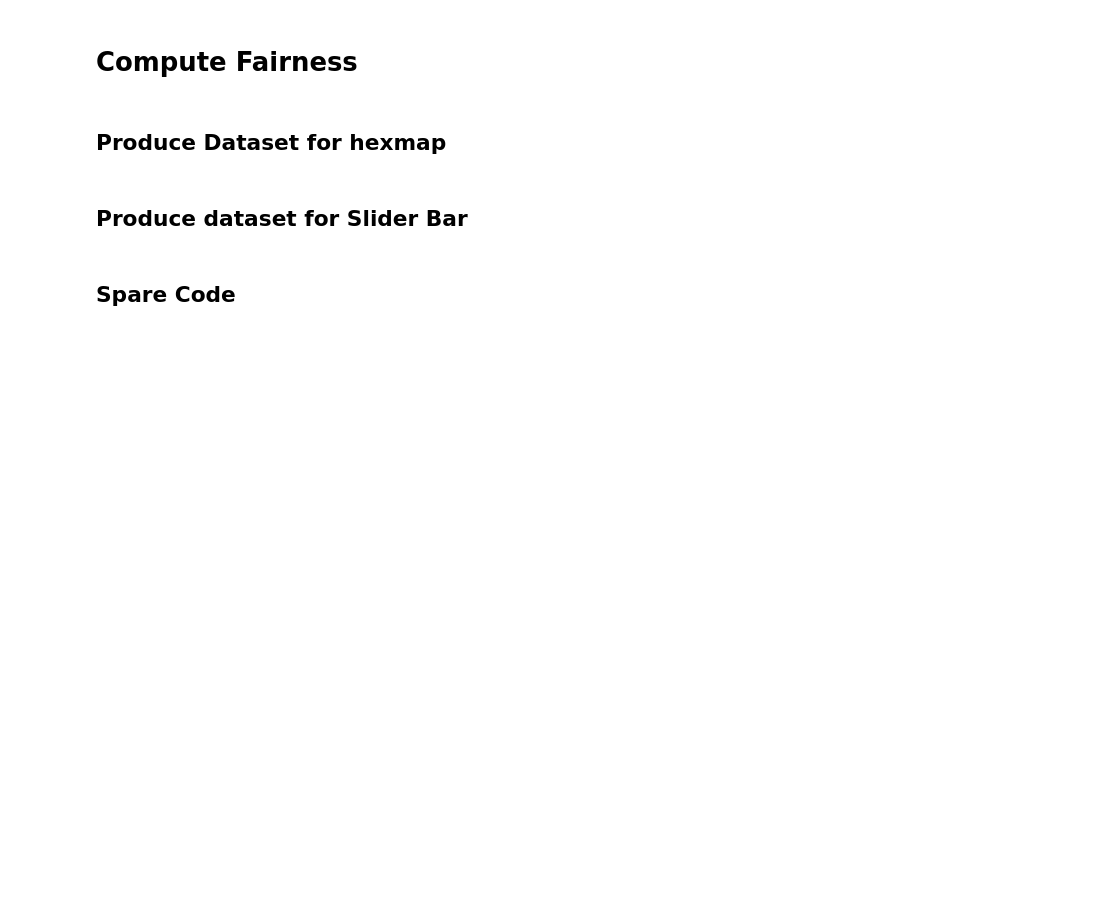
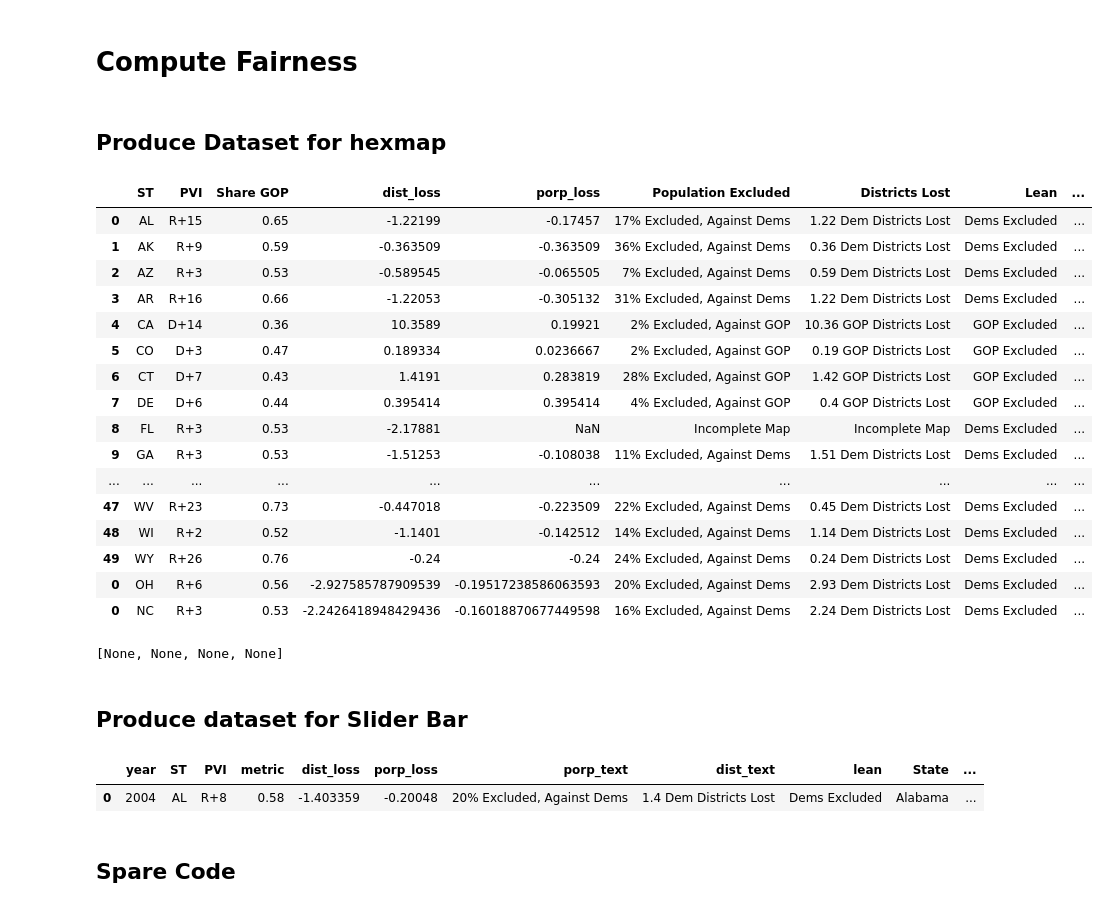
Before and after one commit to xadomatis/redistricting_project, a Jupyter notebook: processing/tableau_prep.ipynb, the cells around one changed output. Saved outputs shown, nothing was run; the diff lists cells and outputs as text; code cells hidden in the pictures; blank space fills up the shorter version.

Commit message:
Applying New Data to Tableau

```diff
--- a/processing/tableau_prep.ipynb
+++ b/processing/tableau_prep.ipynb
@@ -147,3 +147,40 @@ prez["Population Excluded (117th)"][prez["ST"] == "NV"] = "Perfect Match"
 #prez["Population Excluded"][prez["ST"] == "AZ"] = "10% Excluded, Against Dems"
 #prez["Population Excluded"][prez["ST"] == "DE"] = "40% Excluded, Against GOP"
 prez["Population Excluded (117th)"][prez["ST"] == "DE"] = "40% Excluded, Against GOP"
+# %%
+#import data from the previous dfs
+#import strings from the old sheet, with headers and the two states
+Cols = "ST,PVI,Share GOP,dist_loss,porp_loss,State,row,column,Population Excluded,pe_extra,Districts Lost,State Status,porp_loss_bin,Lean,dist_loss_117,porp_loss_117,Population Excluded (117th),pe_extra_117,Districts Lost (117th),State Status (117th),porp_loss_bin_117,Lean (117th),Change"
+Cols = Cols.split(",")
+XOH = "OH,R+6,0.56,-2.927585787909539,-0.19517238586063593,Ohio (Overturned),0,5.5,20% Excluded, Against Dems,2.93 Dem Districts Lost,Overturned Map,-2.0,Dems Excluded,-2.3115955431306805,-0.14447472144566753,14% Excluded, Against Dems,2.31 Dem Districts Lost,Multi-District,-1,Dems Excluded,More Partisan Than 2020"
+XOH = pd.DataFrame(XOH.split(",")).T
+XNC = "NC,R+3,0.53,-2.2426418948429436,-0.16018870677449598,North Carolina (Overturned),0,6.5,16% Excluded, Against Dems,2.24 Dem Districts Lost,Overturned Map,-2.0,Dems Excluded,-0.7676470696329112,-0.05904977458714701,6% Excluded, Against Dems,0.77 Dem Districts Lost,Multi-District,-1,Dems Excluded,More Partisan Than 2020"
+XNC = pd.DataFrame(XNC.split(",")).T
+#merge the two frames and fix column names
+ovs = pd.concat([XOH,XNC])
+ovs.columns=Cols
+#merge comma deliniated cells back together
+ovs["Population Excluded"] = ovs["Population Excluded"] + "," + ovs["pe_extra"]
+ovs["Population Excluded (117th)"] = ovs["Population Excluded (117th)"] + ", " + ovs["pe_extra_117"]
+#drop columns no longer in the prez
+ovs = ovs.drop(columns=["pe_extra","pe_extra_117","porp_loss_bin", "State Status (117th)","porp_loss_bin_117"])
+#merge back into the set
+pd.concat([prez,ovs])
+# %% [output]
+|  | ST | PVI | Share GOP | dist_loss | porp_loss | Population Excluded | Districts Lost | Lean | ... |
+| 0 | AL | R+15 | 0.65 | -1.22199 | -0.17457 | 17% Excluded, Against Dems | 1.22 Dem Districts Lost | Dems Excluded | ... |
+| 1 | AK | R+9 | 0.59 | -0.363509 | -0.363509 | 36% Excluded, Against Dems | 0.36 Dem Districts Lost | Dems Excluded | ... |
+| 2 | AZ | R+3 | 0.53 | -0.589545 | -0.065505 | 7% Excluded, Against Dems | 0.59 Dem Districts Lost | Dems Excluded | ... |
+| 3 | AR | R+16 | 0.66 | -1.22053 | -0.305132 | 31% Excluded, Against Dems | 1.22 Dem Districts Lost | Dems Excluded | ... |
+| 4 | CA | D+14 | 0.36 | 10.3589 | 0.19921 | 2% Excluded, Against GOP | 10.36 GOP Districts Lost | GOP Excluded | ... |
+| 5 | CO | D+3 | 0.47 | 0.189334 | 0.0236667 | 2% Excluded, Against GOP | 0.19 GOP Districts Lost | GOP Excluded | ... |
+| 6 | CT | D+7 | 0.43 | 1.4191 | 0.283819 | 28% Excluded, Against GOP | 1.42 GOP Districts Lost | GOP Excluded | ... |
+| 7 | DE | D+6 | 0.44 | 0.395414 | 0.395414 | 4% Excluded, Against GOP | 0.4 GOP Districts Lost | GOP Excluded | ... |
+| 8 | FL | R+3 | 0.53 | -2.17881 | NaN | Incomplete Map | Incomplete Map | Dems Excluded | ... |
+| 9 | GA | R+3 | 0.53 | -1.51253 | -0.108038 | 11% Excluded, Against Dems | 1.51 Dem Districts Lost | Dems Excluded | ... |
+| ... | ... | ... | ... | ... | ... | ... | ... | ... | ... |
+| 47 | WV | R+23 | 0.73 | -0.447018 | -0.223509 | 22% Excluded, Against Dems | 0.45 Dem Districts Lost | Dems Excluded | ... |
+| 48 | WI | R+2 | 0.52 | -1.1401 | -0.142512 | 14% Excluded, Against Dems | 1.14 Dem Districts Lost | Dems Excluded | ... |
+| 49 | WY | R+26 | 0.76 | -0.24 | -0.24 | 24% Excluded, Against Dems | 0.24 Dem Districts Lost | Dems Excluded | ... |
+| 0 | OH | R+6 | 0.56 | -2.927585787909539 | -0.19517238586063593 | 20% Excluded, Against Dems | 2.93 Dem Districts Lost | Dems Excluded | ... |
+| 0 | NC | R+3 | 0.53 | -2.2426418948429436 | -0.16018870677449598 | 16% Excluded, Against Dems | 2.24 Dem Districts Lost | Dems Excluded | ... |
@@ -150,3 +214,8 @@ prez["Population Excluded (117th)"][prez["ST"] == "DE"] = "40% Excluded, Against
+# %%
+#apply the fundtion to all erroneous year-state combinations
+[fix_round_ST(ST) for ST in low_pct.ST]
+# %% [output]
+[None, None, None, None]
 # %%
 #Export
 prez.to_csv("/Users/xavier/Desktop/DSPP/solo_projects/redistricting_project/processed/2022_redraw_workbook.csv", index = False)
@@ -232,4 +302,10 @@ def fix_round(STyear):
     year = int(STyear[2:])
     master["porp_text"][(master["ST"] == ST) & (master["year"] == year)] = (master["porp_text"].str[0] + "0" + master["porp_text"].str[1:])
 # %%
+#apply the fundtion to all erroneous year-state combinations
 [fix_round(STyear) for STyear in low_pct.STyear]
+#check AL in 2004
+master.head(1)
+# %% [output]
+|  | year | ST | PVI | metric | dist_loss | porp_loss | porp_text | dist_text | lean | State | ... |
+| 0 | 2004 | AL | R+8 | 0.58 | -1.403359 | -0.20048 | 20% Excluded, Against Dems | 1.4 Dem Districts Lost | Dems Excluded | Alabama | ... |
```
Also changed, not shown: parts of 10 cells of this notebook, 6 other files.
